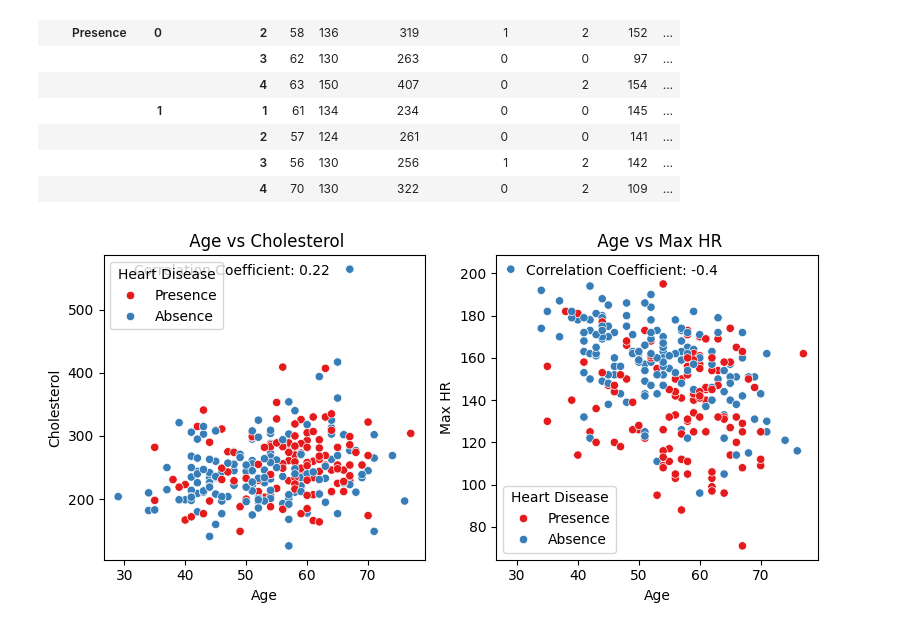
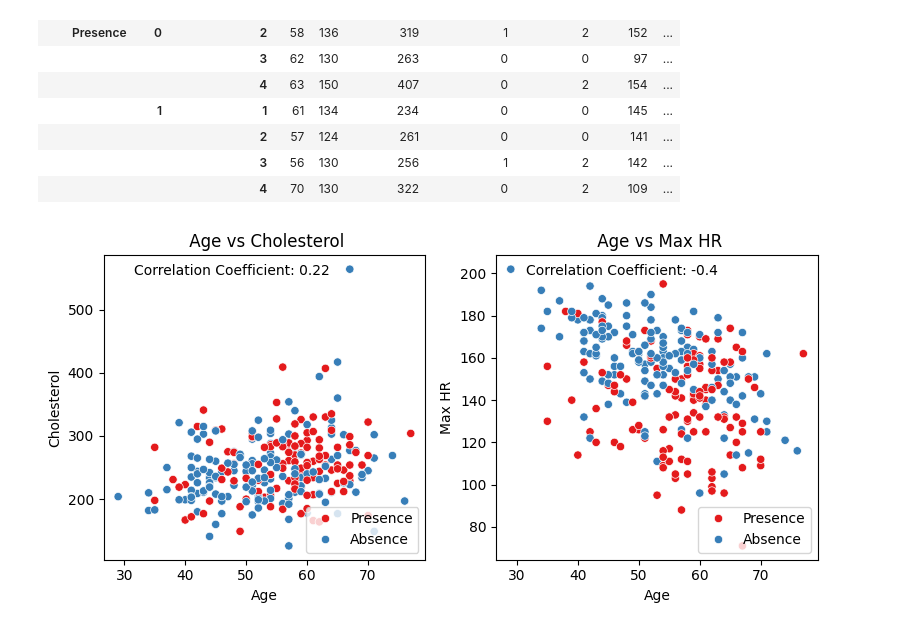
Before and after one commit to Enlightenus/Heart_disease_prediction, a Jupyter notebook: Heart_disease.ipynb, the cells around one changed output. Cells and saved outputs as stored; diff of their text form; code cells hidden in the pictures.

Commit message:
edit legend

```diff
--- a/Heart_disease.ipynb
+++ b/Heart_disease.ipynb
@@ -151,18 +151,19 @@ df_chest_overview.first()
 # %%
 fig, axs =plt.subplots(1, 2, figsize=(8, 4))
 factors = ["Cholesterol", "Max HR"]
 for i, ax in enumerate(axs.flat):
     sns.scatterplot(data=df_op, x="Age", y=factors[i], ax=ax, hue="Heart Disease", palette="Set1")
     age_corr = round(df_op['Age'].corr(df_op[factors[i]]), 2)
     ax.annotate(f'Correlation Coefficient: {age_corr}',
                 xy=(0.05, 0.95),
                 xycoords='axes fraction',
                 xytext=(10, 5),
                 textcoords='offset points',
                 fontsize=10,
                 verticalalignment='top', horizontalalignment='left')
+    ax.legend(loc='lower right')
     ax.set_title(f' Age vs {factors[i]}')
 plt.tight_layout()
 plt.show()
 # %% [output]
-[figure, old version]
+[figure, new version]
```
